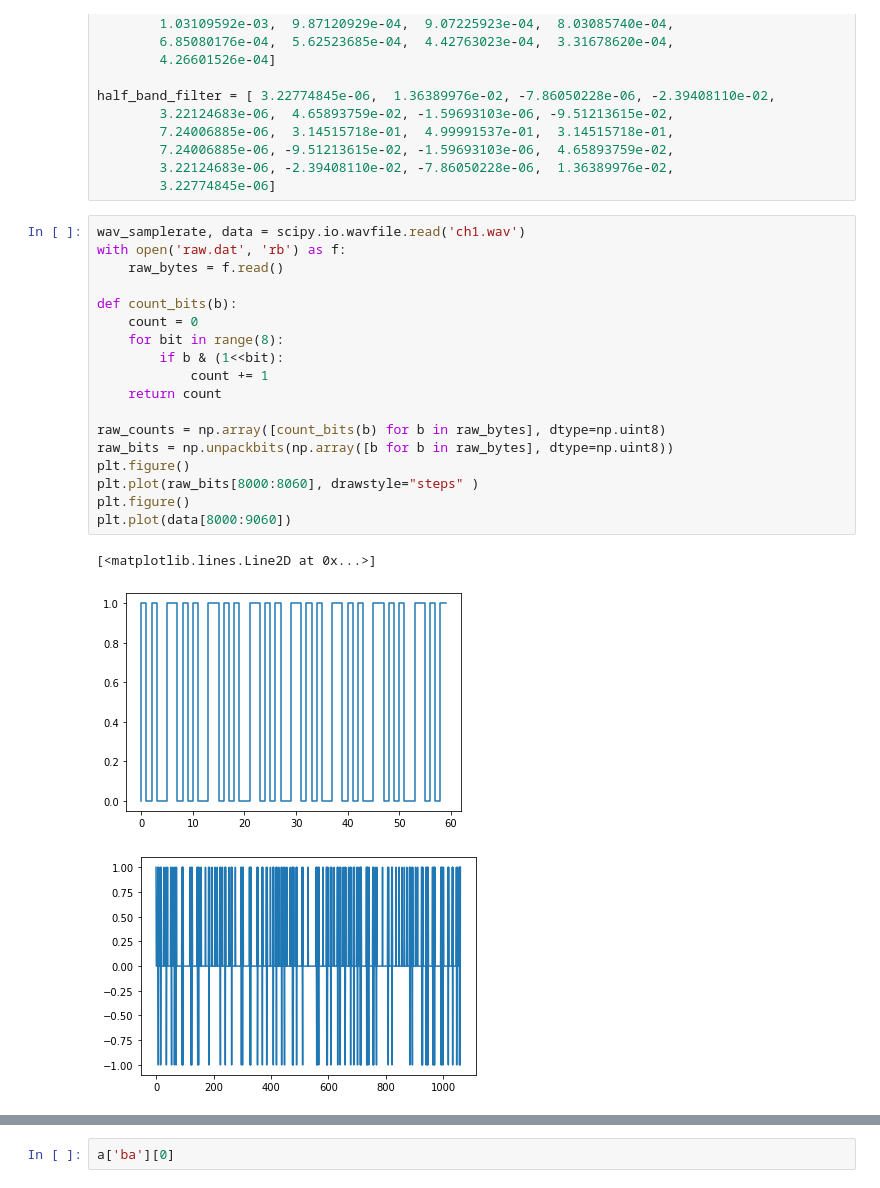
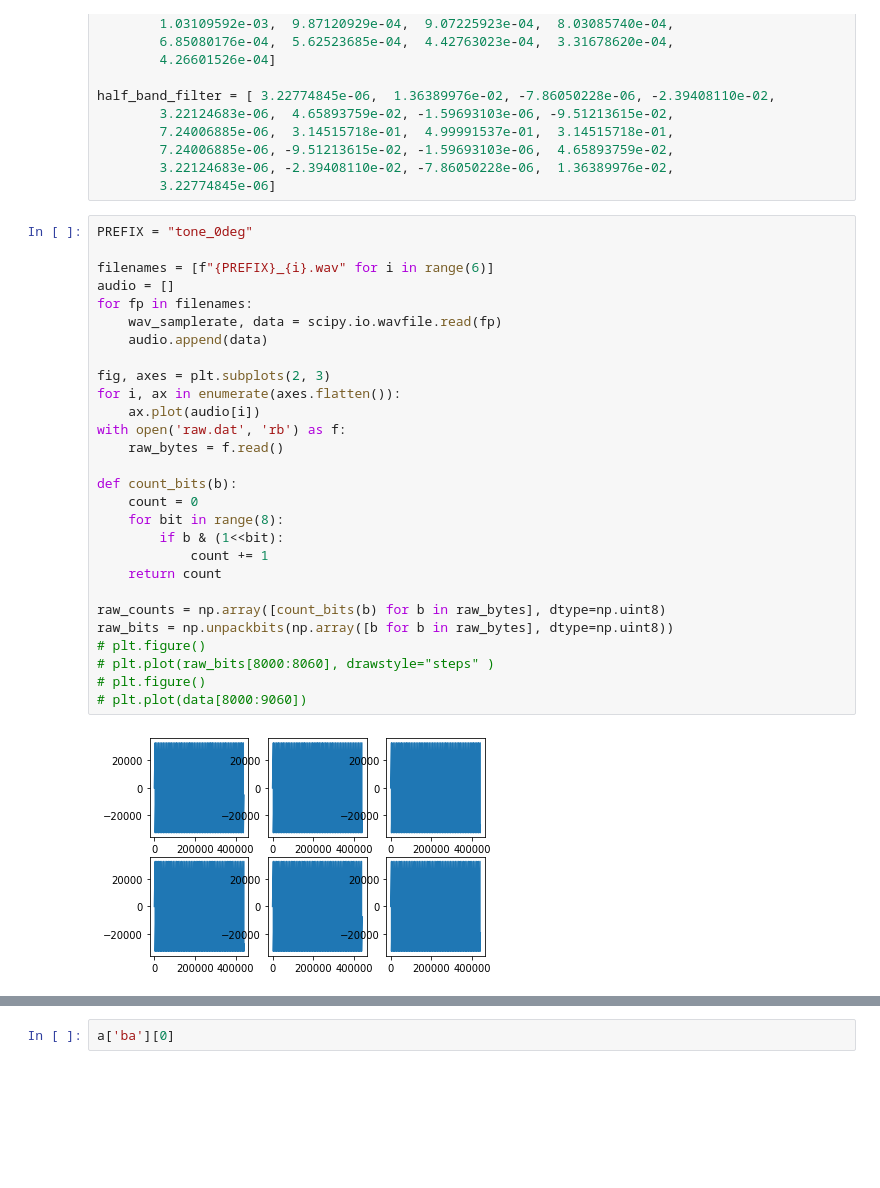
Before and after one commit to mcbridejc/acoustic-array-tools, a Jupyter notebook: Untitled.ipynb, the cells around one changed output, grey strips where cells are left out. Drawn from its saved outputs; the diff is of its cells as text; blank space fills up the shorter version.

```diff
--- a/Untitled.ipynb
+++ b/Untitled.ipynb
@@ -90,24 +90,32 @@ half_band_filter = [ 3.22774845e-06,  1.36389976e-02, -7.86050228e-06, -2.394081
         3.22124683e-06, -2.39408110e-02, -7.86050228e-06,  1.36389976e-02,
         3.22774845e-06]
 # %%
-wav_samplerate, data = scipy.io.wavfile.read('ch1.wav')
+PREFIX = "tone_0deg"
+
+filenames = [f"{PREFIX}_{i}.wav" for i in range(6)]
+audio = []
+for fp in filenames:
+    wav_samplerate, data = scipy.io.wavfile.read(fp)
+    audio.append(data)
+
+fig, axes = plt.subplots(2, 3)
+for i, ax in enumerate(axes.flatten()):
+    ax.plot(audio[i])
 with open('raw.dat', 'rb') as f:
     raw_bytes = f.read()
 
 def count_bits(b):
     count = 0
     for bit in range(8):
         if b & (1<<bit):
             count += 1
     return count
 
 raw_counts = np.array([count_bits(b) for b in raw_bytes], dtype=np.uint8)
 raw_bits = np.unpackbits(np.array([b for b in raw_bytes], dtype=np.uint8))
-plt.figure()
-plt.plot(raw_bits[8000:8060], drawstyle="steps" )
-plt.figure()
-plt.plot(data[8000:9060])
+# plt.figure()
+# plt.plot(raw_bits[8000:8060], drawstyle="steps" )
+# plt.figure()
+# plt.plot(data[8000:9060])
 # %% [output]
-[<matplotlib.lines.Line2D at 0x...>]
-[figure, old version]
+[figure, new version]
-[figure, removed]
```
Also changed, not shown: parts of 7 cells of this notebook, 16 other files.
